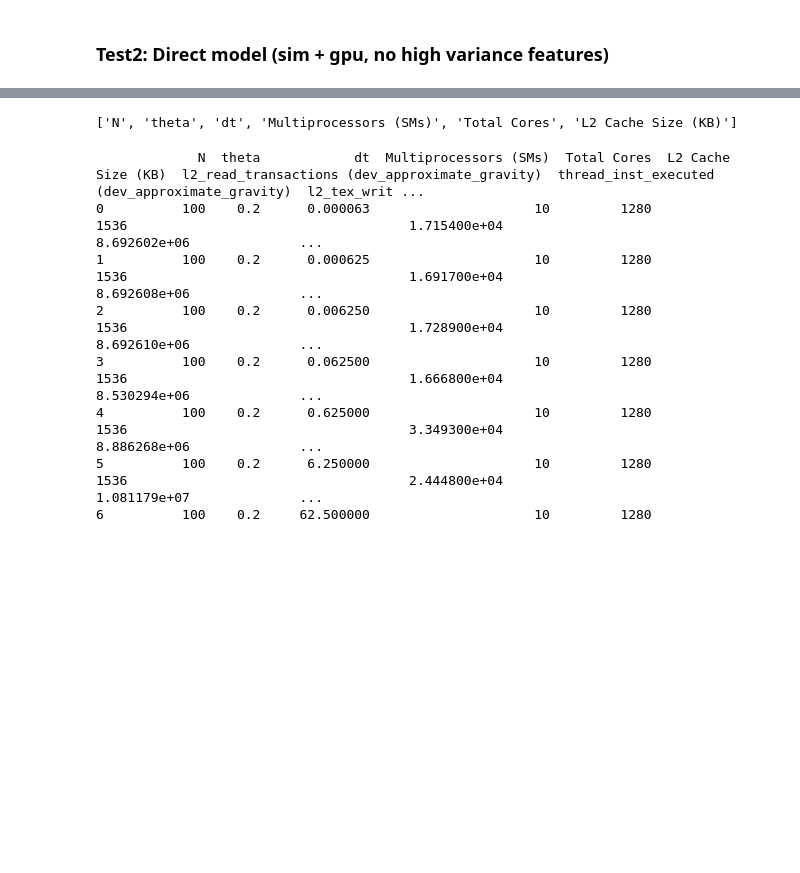
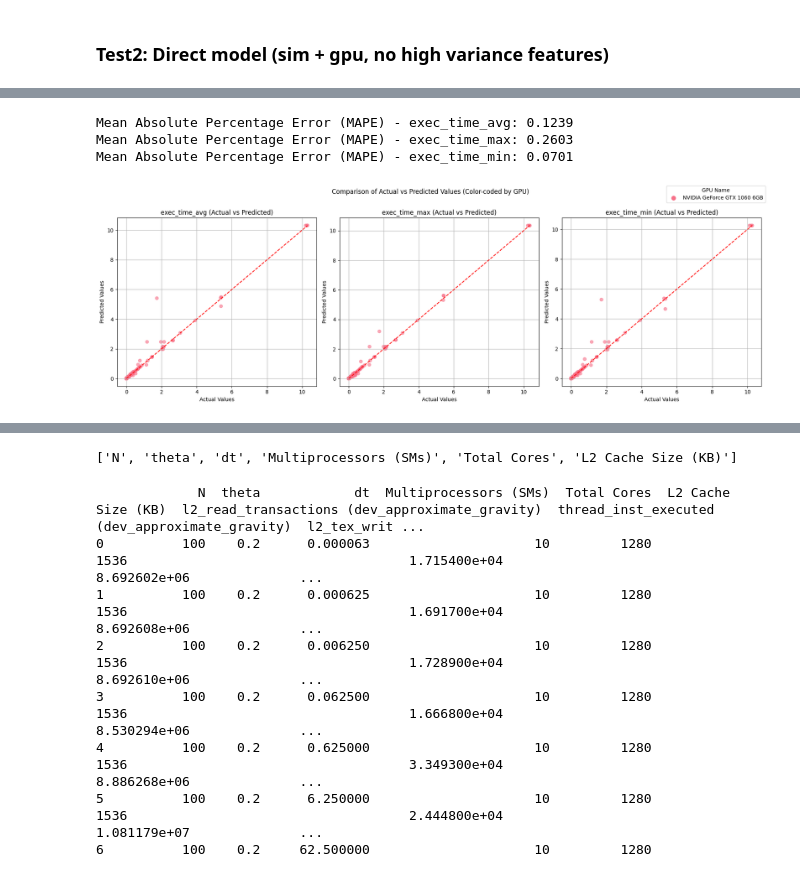
Before and after one commit to Mauricio-Bernuy/Bonsai-estimate, a Jupyter notebook: 3. Analysis.ipynb, the cells around one changed output, grey strips where cells are left out. Cells and saved outputs as stored; diff of their text form; code cells hidden in the pictures; blank space fills up the shorter version.

Commit message:
CV model base testbed

```diff
--- a/3. Analysis.ipynb
+++ b/3. Analysis.ipynb
@@ -1232,0 +1399,78 @@ Mean Absolute Percentage Error (MAPE): 0.0793
+# %%
+from sklearn.multioutput import MultiOutputRegressor
+from sklearn.tree import DecisionTreeRegressor
+from sklearn.model_selection import train_test_split
+from sklearn.metrics import mean_absolute_percentage_error
+import pandas as pd
+
+# Define input and target variables
+X_full = full[selected_features]
+
+a= ['N','theta','dt',
+#  'Compute Capability',
+#  'Total Memory (MB)',
+ 'Multiprocessors (SMs)',
+ 'Max Threads Per SM',
+#  'Total Cores',
+#  'Warp Size',
+#  'Max Threads Per Block',
+#  'Max Blocks Per SM',
+#  'Shared Memory Per Block (KB)',
+#  'Shared Memory Per SM (KB)',
+#  'Registers Per Block',
+#  'Registers Per SM',
+#  'L1 Cache Size (KB)',
+ 'L2 Cache Size (KB)',
+#  'Memory Bus Width (bits)',
+#  'Memory Bandwidth (GB/s)',
+#  'Clock Rate (MHz)',
+ 'Warps Per SM',
+ 'Blocks Per SM',
+#  'Half Precision FLOP/s',
+#  'Single Precision FLOP/s',
+#  'Double Precision FLOP/s',
+#  'Concurrent Kernels',
+#  'Threads Per Warp',
+#  'Global Memory Bandwidth (GB/s)',
+#  'Global Memory Size (MB)',
+#  'L2 Cache Size',
+#  'Memcpy Engines'
+ ]
+
+y_full = full[['exec_time_avg', 'exec_time_max', 'exec_time_min']]  # Multi-output target
+
+# Split data for main model training
+X_train, X_test, y_train, y_test = train_test_split(X_full, y_full, test_size=0.2, random_state=42)
+
+# Train the main model with MultiOutputRegressor
+base_model = DecisionTreeRegressor(random_state=42)
+main_model = MultiOutputRegressor(base_model)
+main_model.fit(X_train, y_train)
+
+# Make predictions for each target (exec_time_avg, exec_time_max, exec_time_min)
+y_pred = main_model.predict(X_test)
+
+# Convert y_test and y_pred to DataFrames for easy comparison
+y_test_df = pd.DataFrame(y_test, columns=['exec_time_avg', 'exec_time_max', 'exec_time_min']).reset_index(drop=True)
+y_pred_df = pd.DataFrame(y_pred, columns=['exec_time_avg_pred', 'exec_time_max_pred', 'exec_time_min_pred'])
+
+# Display the results alongside input features
+results_df = pd.concat([X_test.reset_index(drop=True), y_test_df, y_pred_df], axis=1)
+
+# Calculate MAPE for each output
+mape_avg = mean_absolute_percentage_error(y_test_df['exec_time_avg'], y_pred_df['exec_time_avg_pred'])
+mape_max = mean_absolute_percentage_error(y_test_df['exec_time_max'], y_pred_df['exec_time_max_pred'])
+mape_min = mean_absolute_percentage_error(y_test_df['exec_time_min'], y_pred_df['exec_time_min_pred'])
+
+print(f"Mean Absolute Percentage Error (MAPE) - exec_time_avg: {mape_avg:.4f}")
+print(f"Mean Absolute Percentage Error (MAPE) - exec_time_max: {mape_max:.4f}")
+print(f"Mean Absolute Percentage Error (MAPE) - exec_time_min: {mape_min:.4f}")
+
+# Export results to CSV (optional)
+# print(results_df.to_csv(index=False))
+plot_comp()
+# %% [output]
+Mean Absolute Percentage Error (MAPE) - exec_time_avg: 0.1239
+Mean Absolute Percentage Error (MAPE) - exec_time_max: 0.2603
+Mean Absolute Percentage Error (MAPE) - exec_time_min: 0.0701
+[figure, added]
```
Also changed, not shown: parts of 68 cells of this notebook.
